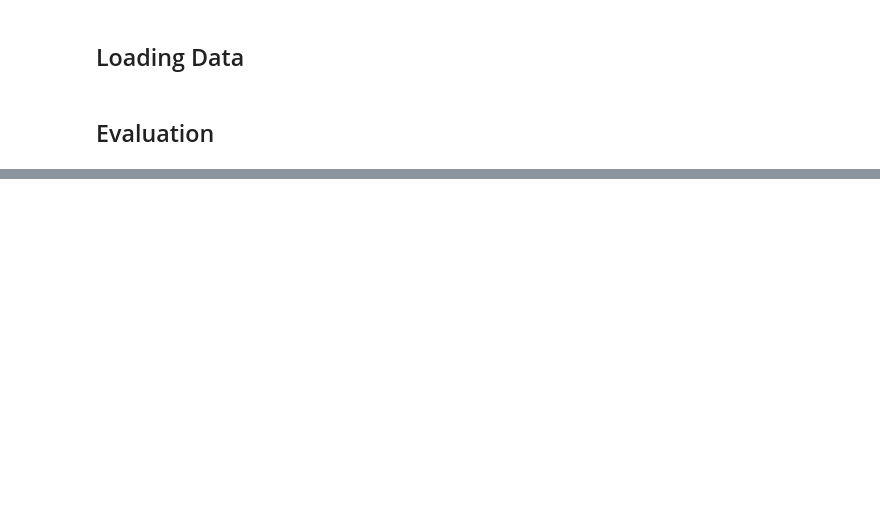
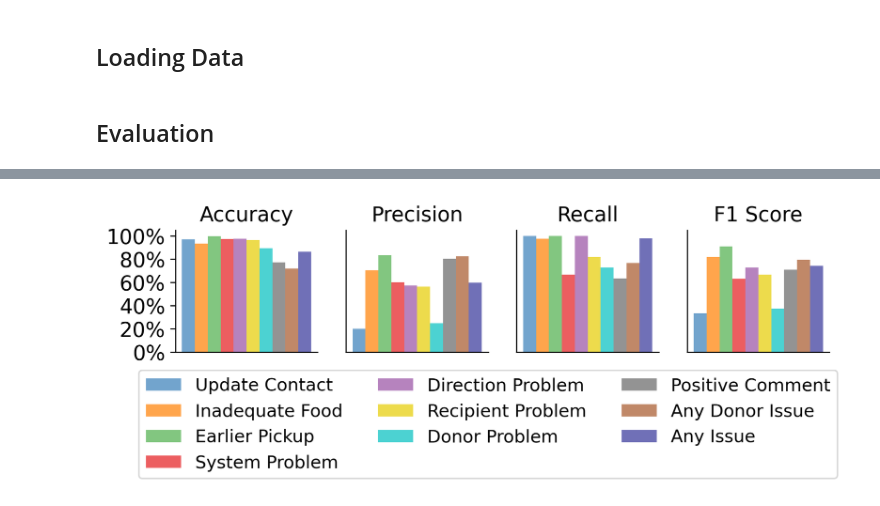
Before and after one commit to naveenr414/food_rescue_feedback, a Jupyter notebook: scripts/notebooks/Plotting.ipynb, the cells around one changed output, grey strips where cells are left out. Drawn from its saved outputs; the diff is of its cells as text; code cells hidden in the pictures; blank space fills up the shorter version.

```diff
--- a/scripts/notebooks/Plotting.ipynb
+++ b/scripts/notebooks/Plotting.ipynb
@@ -596,0 +268,31 @@ fig.savefig("../../results/figures/recipient_types.pdf",dpi=300, bbox_inches='ti
+# %%
+plot_dimensions = (1,4)
+x_labels = [["" for i in range(4)]]
+y_labels = [["" for i in range(4)]]
+titles = [["Accuracy","Precision","Recall","F1 Score"]]
+sup_y_label = ""
+
+overall_format = {'figsize':(8, 1.5),
+    'style_size': style_size,
+    'x_ticks': [[[[],[]] for i in range(4)]],
+    'y_lim': [[[0,1.05],[0,1.05],[0,1.05],[0,1.05]]],
+    'y_ticks': [[[[0,0.2,0.4,0.6,0.8,1],["0%","20%","40%","60%","80%","100%"]],[[],[]],[[],[]],[[],[]]]],
+}
+fig,ax = create_axes(plot_dimensions,overall_format,y_labels=y_labels,x_labels=x_labels,sup_y_label=sup_y_label,titles=titles)
+
+bar_format = {'style_size': style_size,
+    'color_palette': 'ten_color'}
+
+x_groups = list(range(10))
+y_values = [accuracies,precisions,recalls,f1_scores]
+y_errors = [[0 for i in range(len(accuracies))] for i in range(4)]
+labels = ["Update Contact","Inadequate Food","Earlier Pickup","System Problem","Direction Problem","Recipient Problem","Donor Problem","Positive Comment"]+["Any Donor Issue","Any Issue"]
+
+for i in range(4):
+    plot_bar(ax[0][i],x_groups,y_values[i],y_errors[i],labels,bar_format)
+
+legend_format = {'style_size': style_size,'type': 'is_global', 'loc': 'upper right', 'ncol': 3, 'bbox_to_anchor': (0.92,0.05)}
+create_legend(fig,ax,plot_dimensions,legend_format)
+fig.savefig("../../results/figures/result_comparison.pdf",dpi=300, bbox_inches='tight')
+# %% [output]
+[figure, added]
```
Also changed, not shown: parts of 63 cells of this notebook, 18 other files.
